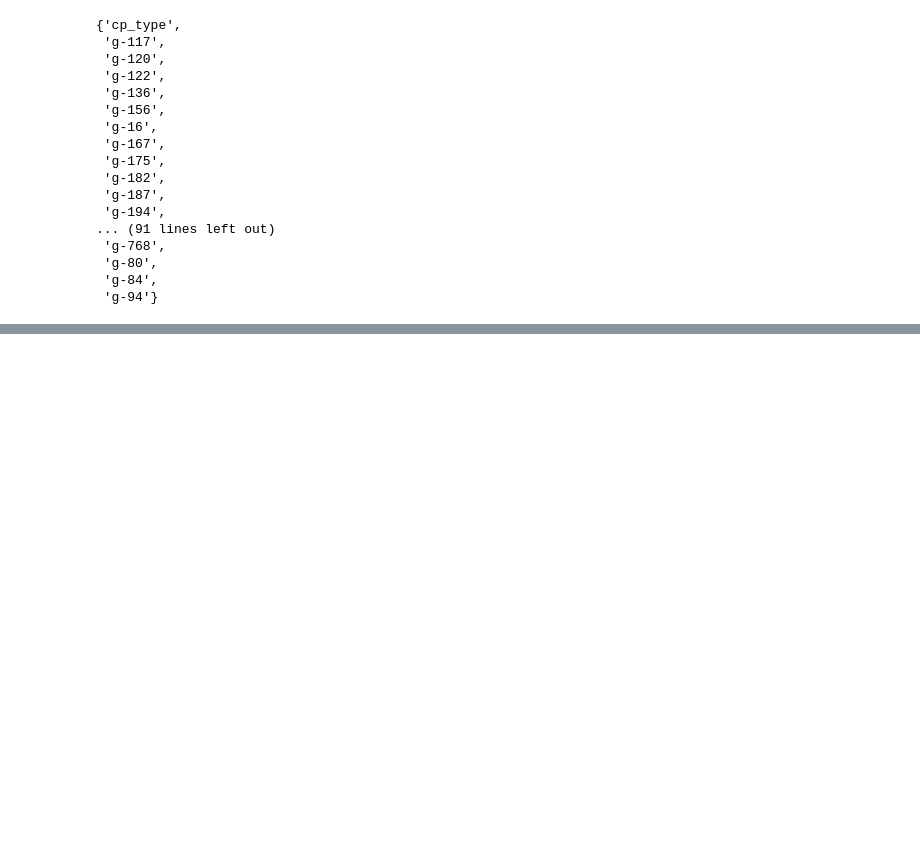
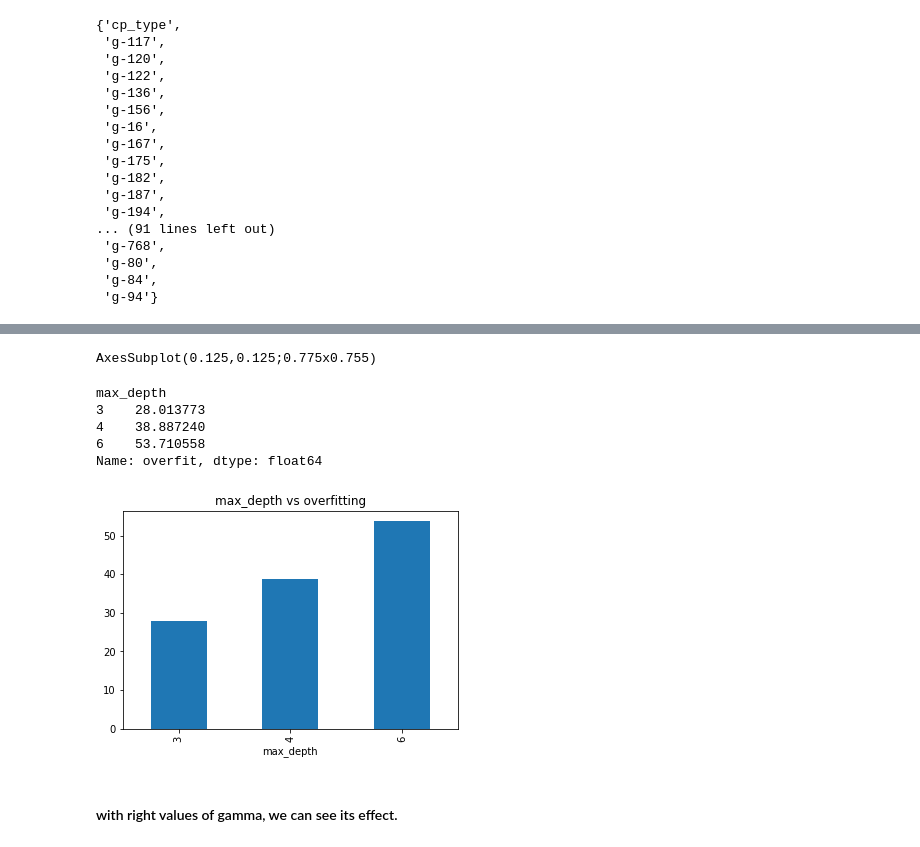
Before and after one commit to Seeker875/MoADrugDiscovery, a Jupyter notebook: dev/xgBoostParamTune.ipynb, the cells around one changed output, grey strips where cells are left out. Saved outputs shown, nothing was run; the diff lists cells and outputs as text; code cells hidden in the pictures; blank space fills up the shorter version.

```diff
--- a/dev/xgBoostParamTune.ipynb
+++ b/dev/xgBoostParamTune.ipynb
@@ -913,0 +997,12 @@ pd.DataFrame(finVars).to_csv('../dumps/finVars_cyclooxygenase_inhibitor.csv')
+# %%
+overFitRelations('max_depth',paramResults=Finparams)
+# %% [output]
+AxesSubplot(0.125,0.125;0.775x0.755)
+max_depth
+3    28.013773
+4    38.887240
+6    53.710558
+Name: overfit, dtype: float64
+[figure, added]
+# %% [markdown]
+#### with right values of gamma, we can see its effect.
```
Also changed, not shown: parts of 17 cells of this notebook, 2 other files.
